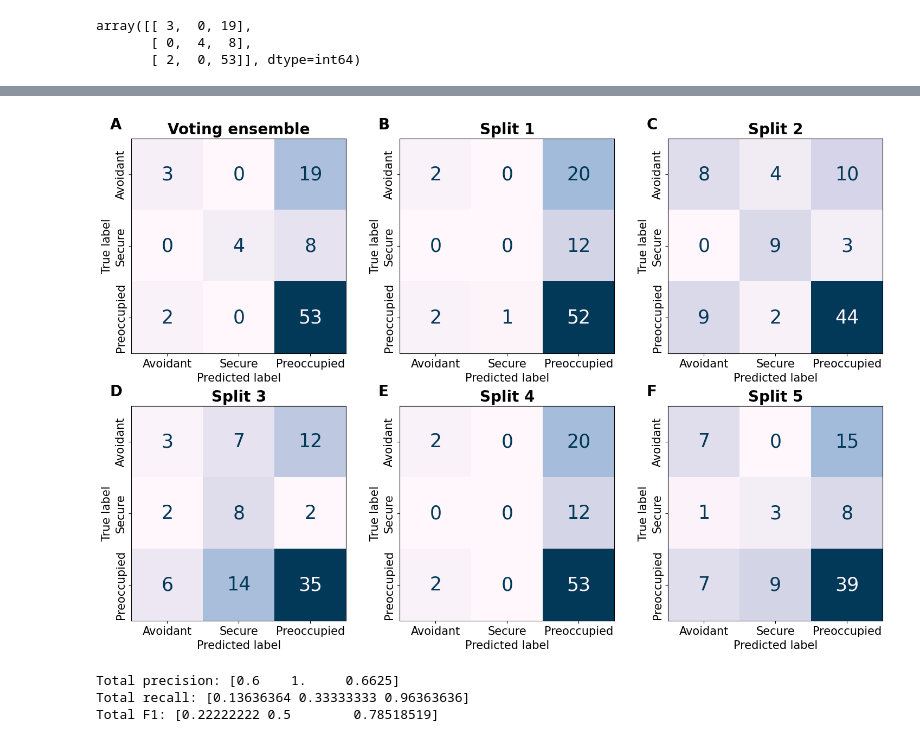
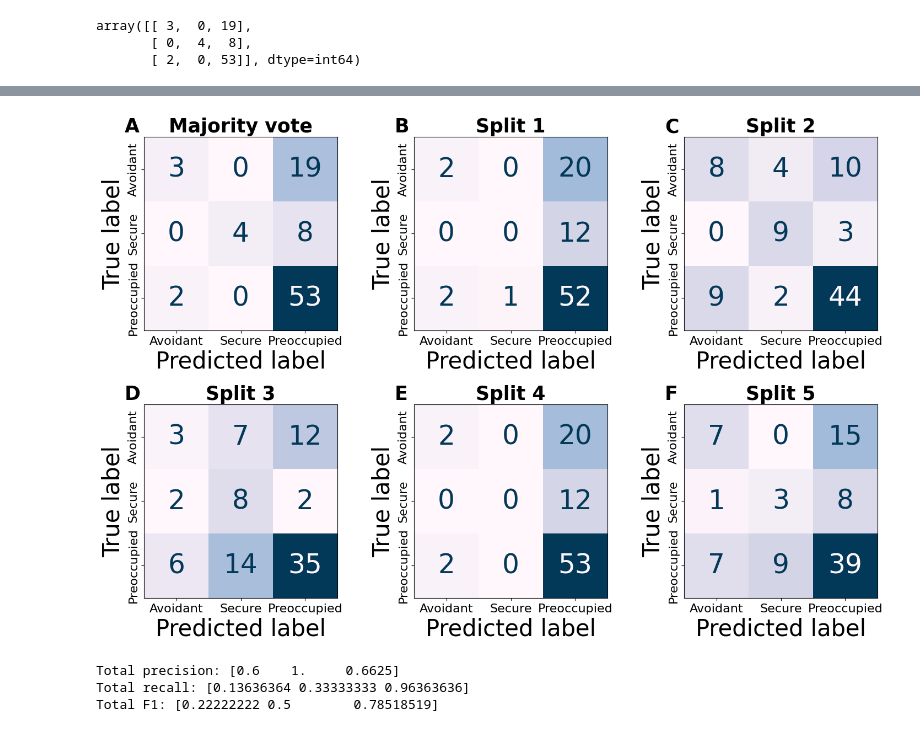
Before and after one commit to Fred-Bred/SDS-thesis, a Jupyter notebook: src/plotting.ipynb, the cells around one changed output, grey strips where cells are left out. Saved outputs shown, nothing was run; the diff lists cells and outputs as text; code cells hidden in the pictures.

Commit message:
Plot updates

```diff
--- a/src/plotting.ipynb
+++ b/src/plotting.ipynb
@@ -348,14 +348,15 @@ plt.savefig("../TeX/figures/updates/roberta-large_150_split5_confusion_matrix.pn
 # %%
 fig, axs = plt.subplots(2, 3, figsize=(15, 10))  # create a 2x3 grid of subplots with smaller figure size
-title_size = 20
+title_size = 25
 title_weight = 750
-text_size = 25
-tick_size = 15
-label_size = 15
+text_size = 35
+tick_size = 30
+label_size = 16
+plot_label_size = 25
 
 # Plot the confusion matrices
 ConfusionMatrixDisplay(cm_total, display_labels=["Avoidant", "Secure", "Preoccupied"]).plot(cmap=cmap, ax=axs[0, 0], text_kw={"size": text_size}, colorbar=False)
-axs[0, 0].set_title("Voting ensemble", fontsize=title_size, fontweight=title_weight)
+axs[0, 0].set_title("Majority vote", fontsize=title_size, fontweight=title_weight)
 
 ConfusionMatrixDisplay(cm_1, display_labels=["Avoidant", "Secure", "Preoccupied"]).plot(cmap=cmap, ax=axs[0, 1], text_kw={"size": text_size}, colorbar=False)
 axs[0, 1].set_title("Split 1", fontsize=title_size, fontweight=title_weight)
@@ -365,35 +366,35 @@ axs[0, 2].set_title("Split 2", fontsize=title_size, fontweight=title_weight)
 
 ConfusionMatrixDisplay(cm_3, display_labels=["Avoidant", "Secure", "Preoccupied"]).plot(cmap=cmap, ax=axs[1, 0], text_kw={"size": text_size}, colorbar=False)
 axs[1, 0].set_title("Split 3", fontsize=title_size, fontweight=title_weight)
 
 ConfusionMatrixDisplay(cm_4, display_labels=["Avoidant", "Secure", "Preoccupied"]).plot(cmap=cmap, ax=axs[1, 1], text_kw={"size": text_size}, colorbar=False)
 axs[1, 1].set_title("Split 4", fontsize=title_size, fontweight=title_weight)
 
 ConfusionMatrixDisplay(cm_5, display_labels=["Avoidant", "Secure", "Preoccupied"]).plot(cmap=cmap, ax=axs[1, 2], text_kw={"size": text_size}, colorbar=False)
 axs[1, 2].set_title("Split 5", fontsize=title_size, fontweight=title_weight)
 
 # Rotate the y-axis labels
 for ax in axs.flat:
     labels = ax.get_yticklabels()
     ax.set_yticklabels(labels, rotation=90, va='center')
     ax.tick_params(axis='both', which='major', labelsize=label_size)  # Change tick label font size
     ax.xaxis.label.set_size(tick_size)  # Change x-axis label font size
     ax.yaxis.label.set_size(tick_size)  # Change y-axis label font size
 
 # Label the subplots
 labels = ['A', 'B', 'C', 'D', 'E', 'F']
 for ax, label in zip(axs.flat, labels):
-    ax.text(-0.1, 1.1, label, transform=ax.transAxes, fontsize=20, fontweight='bold', va='top')
+    ax.text(-0.1, 1.1, label, transform=ax.transAxes, fontsize=plot_label_size, fontweight='bold', va='top')
 
 # Adjust the layout
 plt.tight_layout()
 # fig.colorbar(axs[0, 0].get_images()[0], ax=axs, orientation='vertical', fraction=.1, pad=0.05, aspect=80)
 
 # # Save the figure
 plt.savefig("../TeX/figures/updates/combined_confusion_matrix.png")
 plt.show()
 # %% [output]
-[figure, old version]
+[figure, new version]
 # %%
 total_precision = np.diag(cm_total) / np.sum(cm_total, axis=0)
 total_recall = np.diag(cm_total) / np.sum(cm_total, axis=1)
```
Also changed, not shown: parts of 1 cell of this notebook, 7 other files.
